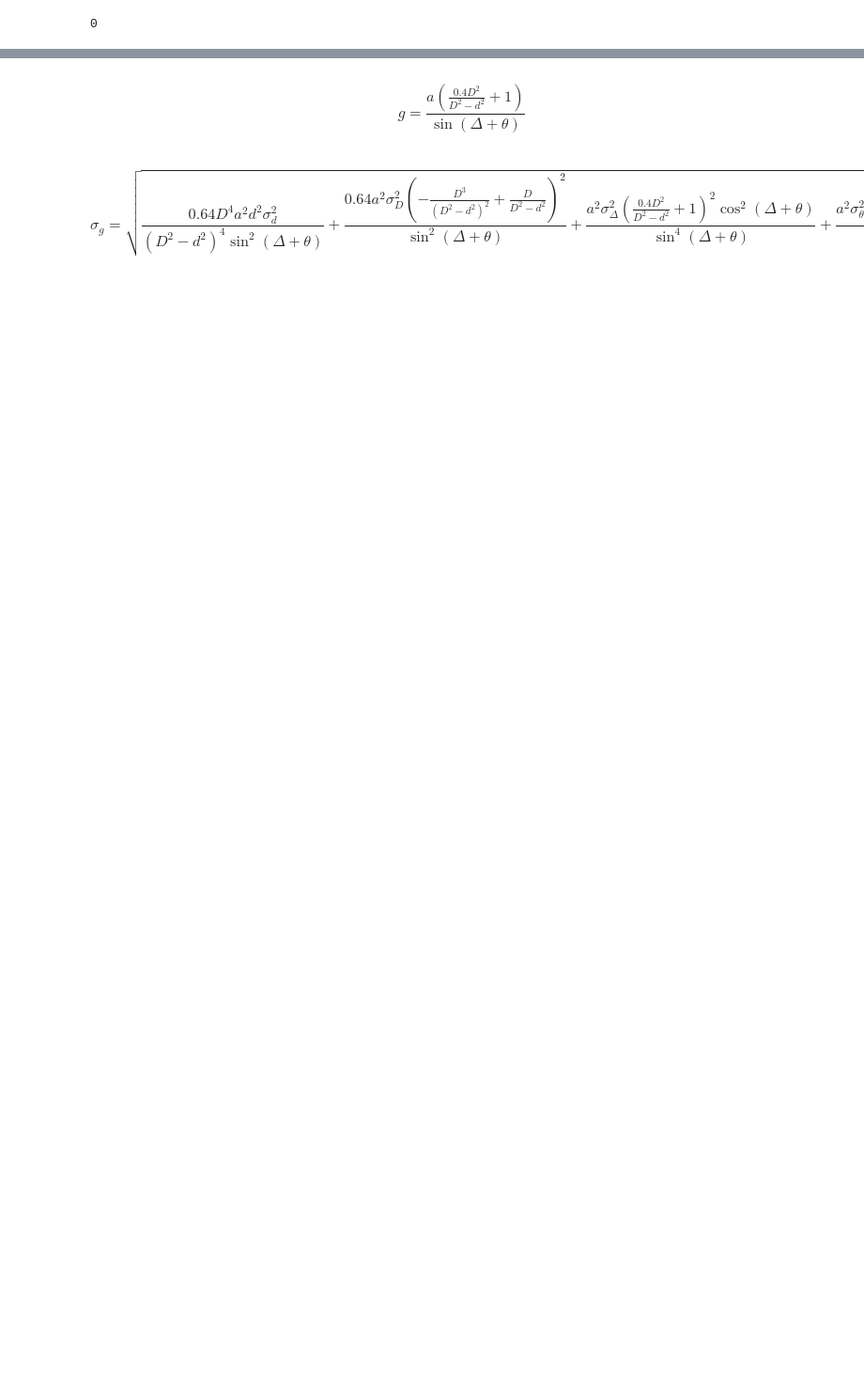
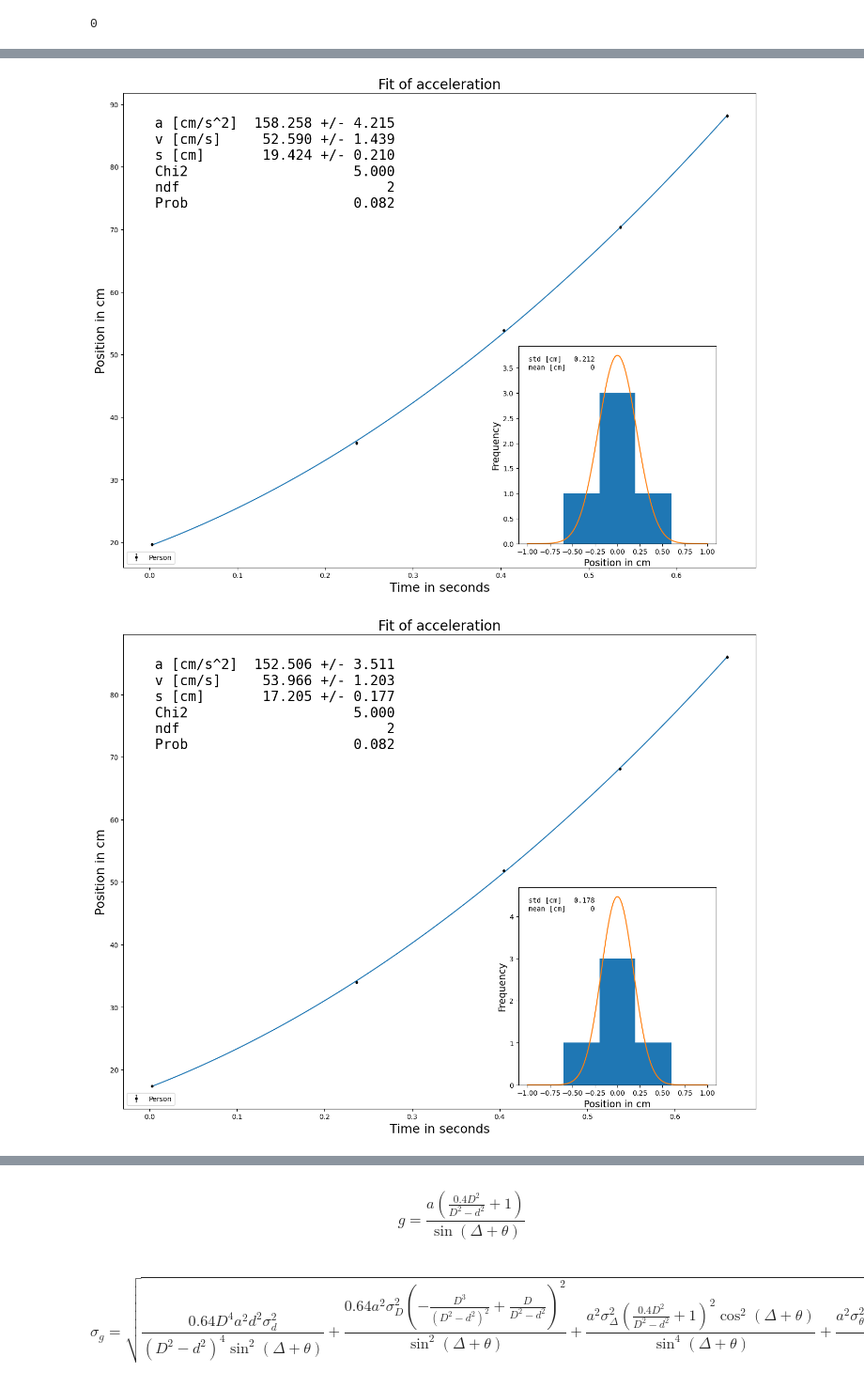
Before and after one commit to oscar4aar/BenStat_Gruppe, a Jupyter notebook: Data_skraaplan_flere_acc.ipynb, the cells around one changed output, grey strips where cells are left out. Shown at 94% size. Cells and saved outputs as stored; diff of their text form; code cells hidden in the pictures; blank space fills up the shorter version.

Commit message:
Saa er der sq accelerationer

```diff
--- a/Data_skraaplan_flere_acc.ipynb
+++ b/Data_skraaplan_flere_acc.ipynb
@@ -39,7 +40,7 @@ def fit(fit, x, y, sy):
     return minuit_chi2
 # %%
 def weighted_mean(y_data, y_err):
-    mean = fit(constant,  # fit function
+    mean = weighfit(constant,  # fit function
                np.arange(len(y_data)), # arbitrary x_values
                y_data, # y-data
                y_err # y-error
@@ -409,4 +431,9 @@ chi2 = 284.8954374600883, ndof = 2, p = 1.3669159018008833e-62
 # %%
+if blind:
+    blinding = np.ones(5)*r.normal(0,5) # r.normal(0, 5, size=5)
+else:
+    blinding = np.zeros(5)
+
 person1_pos = np.array([19.25, 35.48, 53.45, 69.95, 87.75]) + blinding #cm
 person2_pos = np.array([17, 33.6, 51.4, 67.7, 85.6]) + blinding #cm
 person3_pos = np.array([12.10, 29.85, 46.35, 64.05, 80.65]) + blinding #cm
@@ -416,6 +443,9 @@ pos_sigma = 1 * np.ones(5) #cm
 def gauss_pdf(x, mu, sigma) :
     """Gaussian"""
     return 1.0 / np.sqrt(2*np.pi) / sigma * np.exp( -0.5 * (x-mu)**2 / sigma**2)
+# %%
+def func_gaussian(x, N, mu, sigma) :
+    return N * stats.norm.pdf(x, mu, sigma)
 # %%
 fit_result = fit(fit_func, timepoints[1], person1_pos, pos_sigma)
 ndof = len(timepoints[1]) - 3
@@ -453,28 +490,0 @@ chi2 = 0.3740388608366064, ndof = 2, p = 0.8294276201032206
-# %%
-fig, ax = plt.subplots(figsize=(16, 8))  # figsize is in inches
-fit_result = fit(fit_func, timepoints[1], person1_pos, np.std(residuals))
-ax.errorbar(x = timepoints[1], y = person1_pos, yerr=np.std(residuals), label='Person 1', fmt='.k',  ecolor='k', elinewidth=1, capsize=1, capthick=1)
-ax.plot(x, fit_func(x, *fit_result.values))
-
-ax.set(xlabel="Time in seconds", # the label of the y axis
-       ylabel="Position in cm",  # the label of the y axis
-       title="Fit of acceleration, person 1, timeset 2", # the title of the plot
-       ylim=[0.0,None]) # Setting the miminum to zero
-# Adding fit results to plot:
-
-d = {'a [cm/s^2]':   [fit_result.values['a'], fit_result.errors['a']],
-     'v [cm/s':       [fit_result.values['v0'], fit_result.errors['v0']],
-     's [cm]':       [fit_result.values['s0'], fit_result.errors['s0']],
-     'Chi2':     fit_result.fval,
-     'ndf':      ndof,
-     'Prob':     prob,
-    }
-
-text = nice_string_output(d, extra_spacing=2, decimals=3)
-add_text_to_ax(0.62, 0.95, text, ax, fontsize=20)
-ax.legend(loc='lower left', fontsize=18); # could also be # loc = 'upper right' e.g.
-fig.tight_layout()
-
-residuals = fit_func(timepoints[1], *fit_result.values) - person1_pos
-plt.hist(residuals, bins = 5)
-plt.plot(np.linspace(-0.3, 0.3, 100), gauss_pdf(np.linspace(-0.3, 0.3, 100), mu = 0, sigma = np.std(residuals)))
@@ -528,0 +568,8 @@ fit_4, ndof_4, prob_4 = acc_plot(person4_pos, timepoints[4], pos_sigma)
+# %%
+fit_1_rot, ndof_1_rot, prob_1_rot = acc_plot(person1_pos, timepoints_rot[0], pos_sigma)
+fit_2_rot, ndof_2_rot, prob_2_rot = acc_plot(person2_pos, timepoints_rot[1], pos_sigma)
+fit_3_rot, ndof_3_rot, prob_3_rot = acc_plot(person3_pos, timepoints_rot[2], pos_sigma)
+fit_4_rot, ndof_4_rot, prob_4_rot = acc_plot(person4_pos, timepoints_rot[3], pos_sigma)
+# %% [output]
+[figure, added]
+[figure, added]
```
Also changed, not shown: parts of 23 cells of this notebook.
